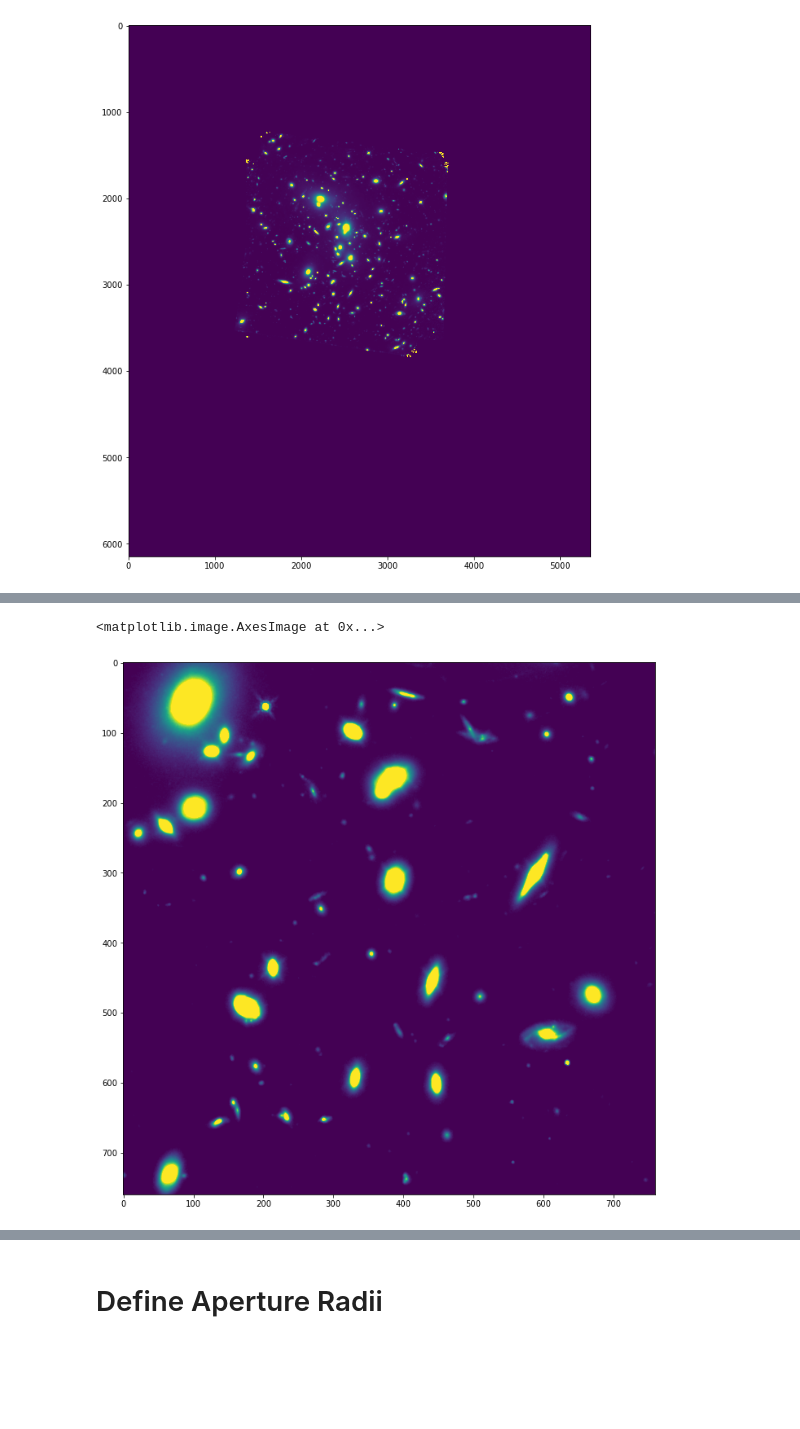
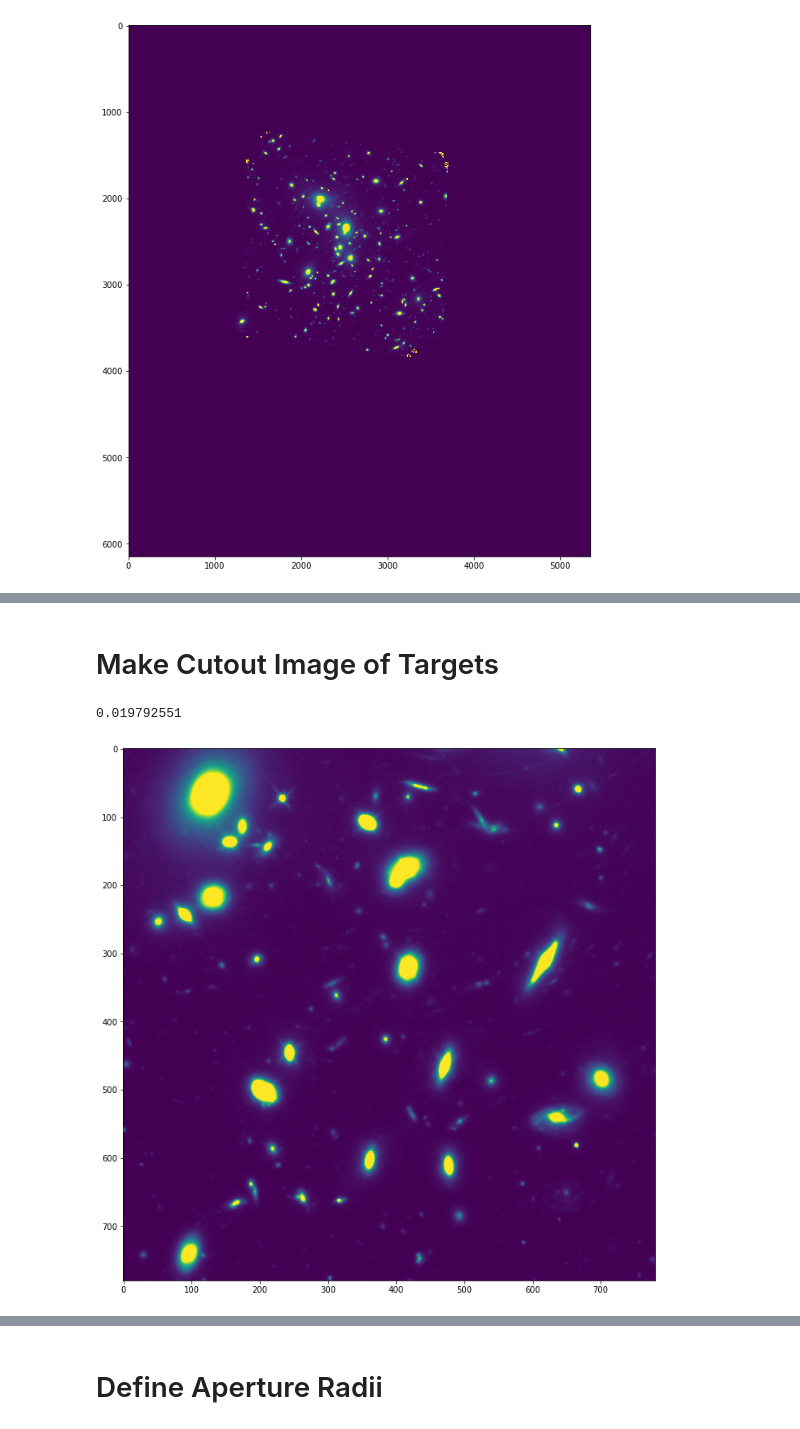
Before and after one commit to crawfordsm/lcbg, a Jupyter notebook: notebooks/find_lcbgs/petrosian_radius.ipynb, the cells around one changed output, grey strips where cells are left out. Saved outputs shown, nothing was run; the diff lists cells and outputs as text; code cells hidden in the pictures; blank space fills up the shorter version.

```diff
--- a/notebooks/find_lcbgs/petrosian_radius.ipynb
+++ b/notebooks/find_lcbgs/petrosian_radius.ipynb
@@ -80,12 +82,14 @@ plt.imshow(data, vmin=0, vmax=data.data.mean()*10)
 # %%
 # Estimate data noise at dark area
 # --------------------------------
-noise_cutout = Cutout2D(data, (2779, 3390), 100)
+noise_cutout = Cutout2D(data, (2760, 3420), 100)
 
 noise_mean = noise_cutout.data.mean()
-noise_3_sigma = np.unique(detect_threshold(noise_cutout.data, nsigma=3))[0] # Single value
-noise_8_sigma = np.unique(detect_threshold(noise_cutout.data, nsigma=8))[0] # Single value
+noise_sigma = noise_cutout.data.std()
+noise_3_sigma = noise_sigma * 3.
+noise_8_sigma = noise_sigma * 8.
 
-plt.imshow(noise_cutout.data, vmax=noise_cutout.data.mean()*10, vmin=0)
+plt.imshow(noise_cutout.data, vmax=noise_mean*10, vmin=0)
+
 print(noise_mean, noise_3_sigma, noise_8_sigma)
 # %% [output]
@@ -94,40 +98,46 @@ print(noise_mean, noise_3_sigma, noise_8_sigma)
+# %% [markdown]
+# Make Cutout Image of Targets
 # %%
 # Cutout Image
 # -------------
 # Select and crop image:
 # Center of cluster:
 #cx, cy = [int(np.round(i)) for i in data.wcs.world_to_pixel_values(data.header["RA_TARG"], data.header["DEC_TARG"])]
 #size = 2000
 
 # Cutom center:
-#cx, cy, size = 2864, 3563, 100 # Small faint group of galaxies
-cx, cy, size = 2360, 3180, 760 # Larger group of galaxies
+cx, cy, size = 2864, 3563, 100 # Small faint group of galaxies
+cx, cy, size = 2340, 3180, 780 # Larger group of galaxies
 #cx, cy, size = 2390, 3000, 1000 # Large slice of the sky
+#cx, cy, size = 2760, 3420, 700
 
 image = Cutout2D(data, (cx, cy), size, copy=True)
 
-image.data -= noise_8_sigma # noise_mean
+# Subtract mean noise
+image.data -= noise_mean
 
+# Smooth the image
+# gaussian_2D_kernel = Gaussian2DKernel(3)
+# image.data = convolve(image.data, gaussian_2D_kernel)
 
-#gaussian_2D_kernel = Gaussian2DKernel(3)
-#image.data = convolve(image.data, gaussian_2D_kernel)
-
-image.data = np.clip(image.data, 0, image.data.max())
+# Clip data
+# image.data = np.clip(image.data, 0, image.data.max())
 
 # Compute image stats
-image_noise_min = image.data.min()
+image_min = image.data.min()
+image_max = image.data.max()
 image_mean = image.data.mean()
-image_3_sigma = np.unique(detect_threshold(image.data, nsigma=3))[0] # Single value
-image_8_sigma = np.unique(detect_threshold(image.data, nsigma=8))[0] # Single value
-
+image_sigma = image.data.std()
+image_3_sigma = image_sigma * 3.
+image_8_sigma = image_sigma * 8.
 
 # Set min and max values for all plots
 vmin = 0
 vmax = image_mean*10
 
 
-
 plt.imshow(image.data, vmin=vmin, vmax=vmax)
+print(image_mean)
 # %% [output]
-<matplotlib.image.AxesImage at 0x...>
+0.019792551
-[figure, old version]
+[figure, new version]
```
Also changed, not shown: parts of 37 cells of this notebook, 4 other files.
